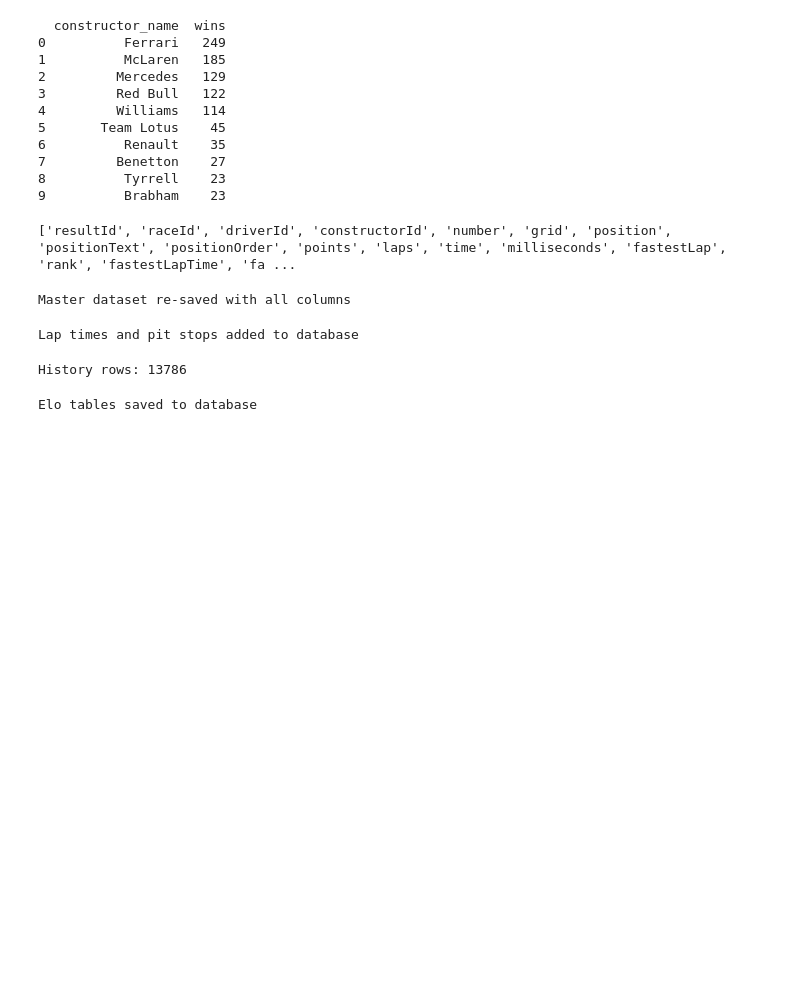
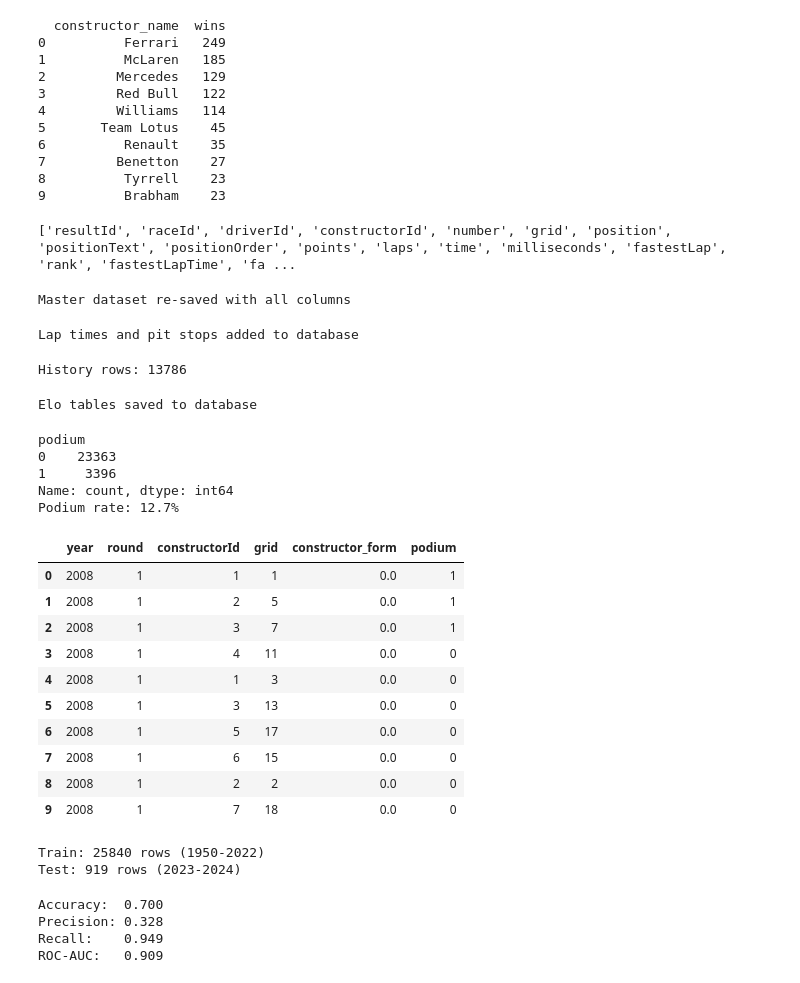
Before and after one commit to Mohitbadetiya/f1-analytics-dashboard, a Jupyter notebook: notebooks/01_data_exploration.ipynb, the cells around one changed output. Drawn from its saved outputs; the diff is of its cells as text; code cells hidden in the pictures; blank space fills up the shorter version.

Commit message:
Day 12: podium-probability model (Logistic Regression, ROC-AUC 0.91) - leakage-safe feature engineering

```diff
--- a/notebooks/01_data_exploration.ipynb
+++ b/notebooks/01_data_exploration.ipynb
@@ -615,3 +615,80 @@ elo_history_df.to_sql('elo_history', conn, if_exists='replace', index=False)
 print("Elo tables saved to database")
 # %% [output]
 Elo tables saved to database
+# %%
+model_data = master[['raceId', 'driverId', 'constructorId', 'grid', 'position', 'year']].copy()
+model_data = model_data.merge(races[['raceId', 'date', 'round']], on='raceId', how='left')
+
+model_data['podium'] = (model_data['position'] <= 3).astype(int)
+
+print(model_data['podium'].value_counts())
+print(f"Podium rate: {model_data['podium'].mean():.1%}")
+# %% [output]
+podium
+0    23363
+1     3396
+Name: count, dtype: int64
+Podium rate: 12.7%
+# %%
+constructor_race_points = master.groupby(['year', 'constructorId', 'raceId'], as_index=False)['points'].sum()
+constructor_race_points = constructor_race_points.merge(races[['raceId', 'round']], on='raceId')
+constructor_race_points = constructor_race_points.sort_values(['year', 'constructorId', 'round'])
+
+constructor_race_points['constructor_form'] = (
+    constructor_race_points.groupby(['year', 'constructorId'])['points']
+    .transform(lambda x: x.shift(1).expanding().mean())
+)
+constructor_race_points['constructor_form'] = constructor_race_points['constructor_form'].fillna(0)
+
+model_data = model_data.merge(
+    constructor_race_points[['raceId', 'constructorId', 'constructor_form']],
+    on=['raceId', 'constructorId'], how='left'
+)
+# %%
+model_data[['year', 'round', 'constructorId', 'grid', 'constructor_form', 'podium']].head(10)
+# %% [output]
+|  | year | round | constructorId | grid | constructor_form | podium |
+| 0 | 2008 | 1 | 1 | 1 | 0.0 | 1 |
+| 1 | 2008 | 1 | 2 | 5 | 0.0 | 1 |
+| 2 | 2008 | 1 | 3 | 7 | 0.0 | 1 |
+| 3 | 2008 | 1 | 4 | 11 | 0.0 | 0 |
+| 4 | 2008 | 1 | 1 | 3 | 0.0 | 0 |
+| 5 | 2008 | 1 | 3 | 13 | 0.0 | 0 |
+| 6 | 2008 | 1 | 5 | 17 | 0.0 | 0 |
+| 7 | 2008 | 1 | 6 | 15 | 0.0 | 0 |
+| 8 | 2008 | 1 | 2 | 2 | 0.0 | 0 |
+| 9 | 2008 | 1 | 7 | 18 | 0.0 | 0 |
+# %%
+train_data = model_data[model_data['year'] < 2023].dropna(subset=['grid', 'constructor_form'])
+test_data = model_data[model_data['year'] >= 2023].dropna(subset=['grid', 'constructor_form'])
+
+print(f"Train: {len(train_data)} rows ({train_data['year'].min()}-{train_data['year'].max()})")
+print(f"Test: {len(test_data)} rows ({test_data['year'].min()}-{test_data['year'].max()})")
+# %% [output]
+Train: 25840 rows (1950-2022)
+Test: 919 rows (2023-2024)
+# %%
+from sklearn.linear_model import LogisticRegression
+from sklearn.metrics import accuracy_score, precision_score, recall_score, roc_auc_score
+
+features = ['grid', 'constructor_form']
+target = 'podium'
+
+X_train, y_train = train_data[features], train_data[target]
+X_test, y_test = test_data[features], test_data[target]
+
+model = LogisticRegression(class_weight='balanced')
+model.fit(X_train, y_train)
+
+y_pred = model.predict(X_test)
+y_pred_proba = model.predict_proba(X_test)[:, 1]
+
+print(f"Accuracy:  {accuracy_score(y_test, y_pred):.3f}")
+print(f"Precision: {precision_score(y_test, y_pred):.3f}")
+print(f"Recall:    {recall_score(y_test, y_pred):.3f}")
+print(f"ROC-AUC:   {roc_auc_score(y_test, y_pred_proba):.3f}")
+# %% [output]
+Accuracy:  0.700
+Precision: 0.328
+Recall:    0.949
+ROC-AUC:   0.909
```
Also changed, not shown: parts of 3 cells of this notebook, 4 other files.
